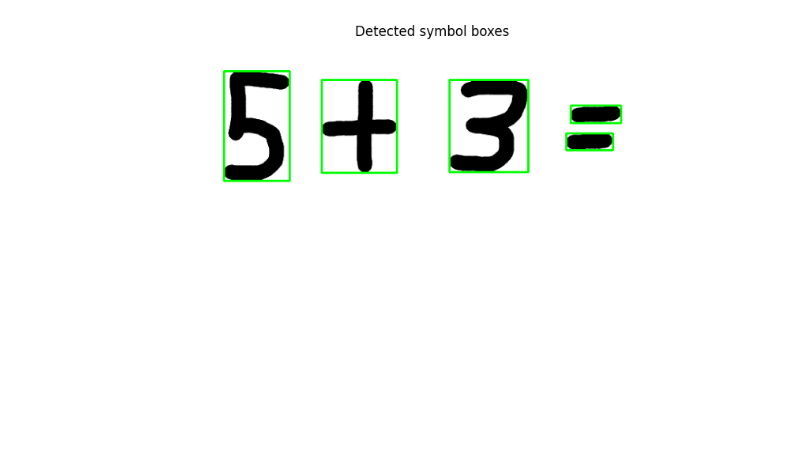
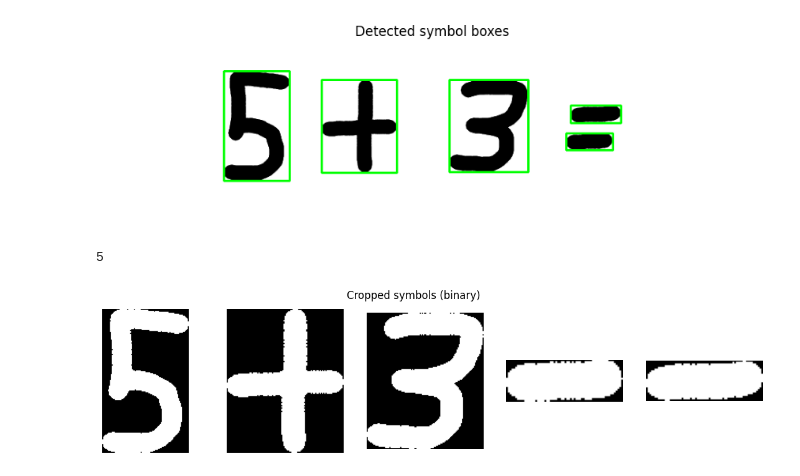
Before and after one commit to EnesYilmazcode/LiveScribe, a Jupyter notebook: main.ipynb, the cells around one changed output. Drawn from its saved outputs; the diff is of its cells as text; code cells hidden in the pictures; blank space fills up the shorter version.

Commit message:
grabbed inverted cropped images

```diff
--- a/main.ipynb
+++ b/main.ipynb
@@ -146,3 +146,25 @@ plt.title("Detected symbol boxes")
 plt.show()
 # %% [output]
 [figure]
+# %%
+crops = []
+for x, y, w, h in boxes:
+    crop = binary_clean[y:y+h, x:x+w]
+    crops.append(crop)
+
+len(crops)
+# %% [output]
+5
+# %%
+plt.figure(figsize=(14, 3))
+n = min(len(crops), 12)
+
+for i in range(n):
+    plt.subplot(1, n, i + 1)
+    plt.imshow(crops[i], cmap="gray")
+    plt.axis("off")
+
+plt.suptitle("Cropped symbols (binary)")
+plt.show()
+# %% [output]
+[figure, added]
```
